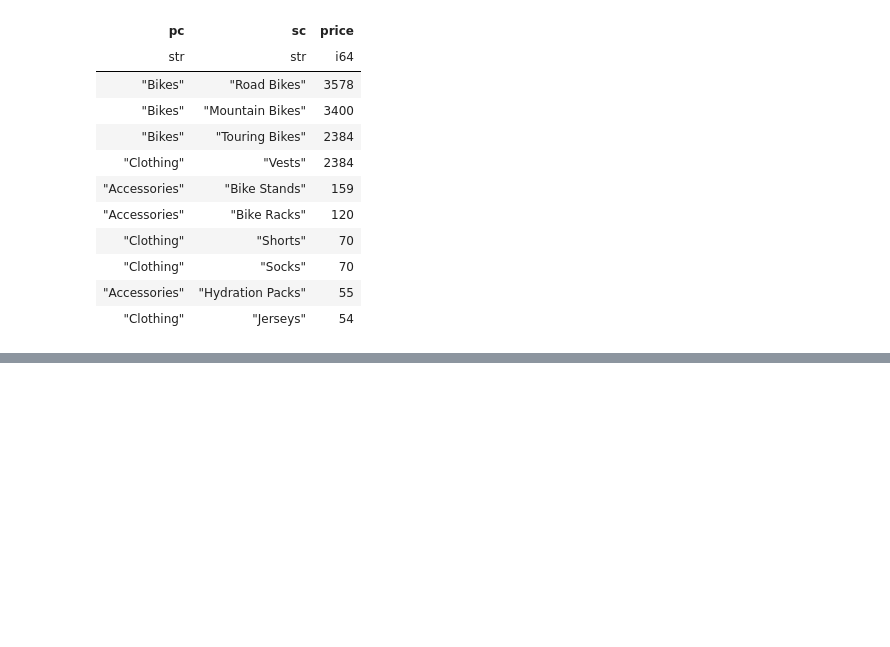
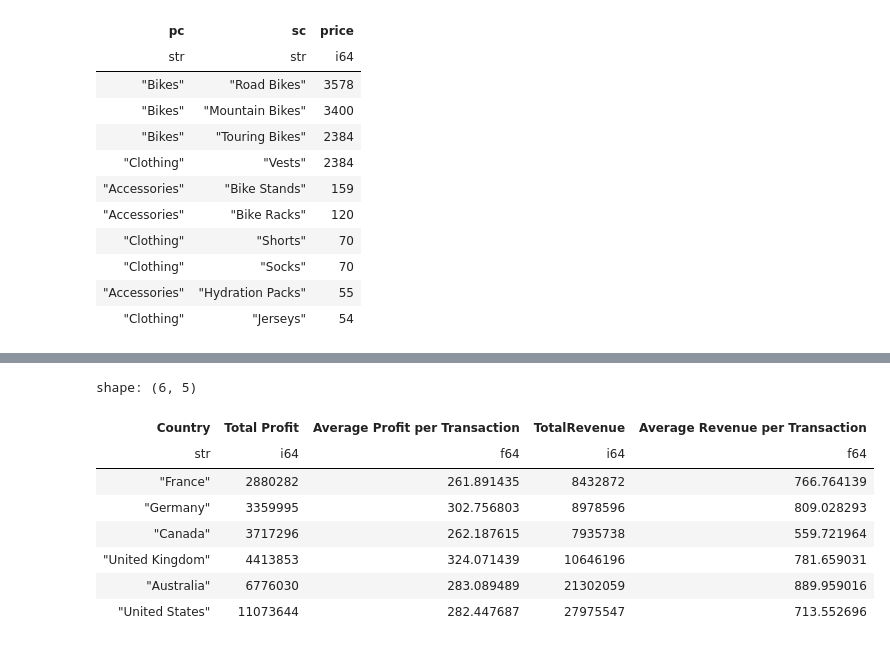
Before and after one commit to asenetcky/python-polars-the-definitive-guide, a Jupyter notebook: ch13-me.ipynb, the cells around one changed output, grey strips where cells are left out. Cells and saved outputs as stored; diff of their text form; code cells hidden in the pictures; blank space fills up the shorter version.

```diff
--- a/ch13-me.ipynb
+++ b/ch13-me.ipynb
@@ -164,0 +287,22 @@ shape: (10, 3)
+# %%
+ (
+  sales.select("Country", "Profit", "Revenue")
+  .group_by("Country")
+  .agg(
+   pl.col("Profit").sum().name.prefix("Total "),
+   pl.col("Profit").mean().alias("Average Profit per Transaction"),
+   pl.col("Revenue").sum().name.prefix("Total"),
+   pl.col("Revenue").mean().alias("Average Revenue per Transaction"),
+  )
+  .sort("Total Profit")
+ )
+# %% [output]
+shape: (6, 5)
+| Country | Total Profit | Average Profit per Transaction | TotalRevenue | Average Revenue per Transaction |
+| str | i64 | f64 | i64 | f64 |
+| "France" | 2880282 | 261.891435 | 8432872 | 766.764139 |
+| "Germany" | 3359995 | 302.756803 | 8978596 | 809.028293 |
+| "Canada" | 3717296 | 262.187615 | 7935738 | 559.721964 |
+| "United Kingdom" | 4413853 | 324.071439 | 10646196 | 781.659031 |
+| "Australia" | 6776030 | 283.089489 | 21302059 | 889.959016 |
+| "United States" | 11073644 | 282.447687 | 27975547 | 713.552696 |
```
Also changed, not shown: parts of 8 cells of this notebook.
